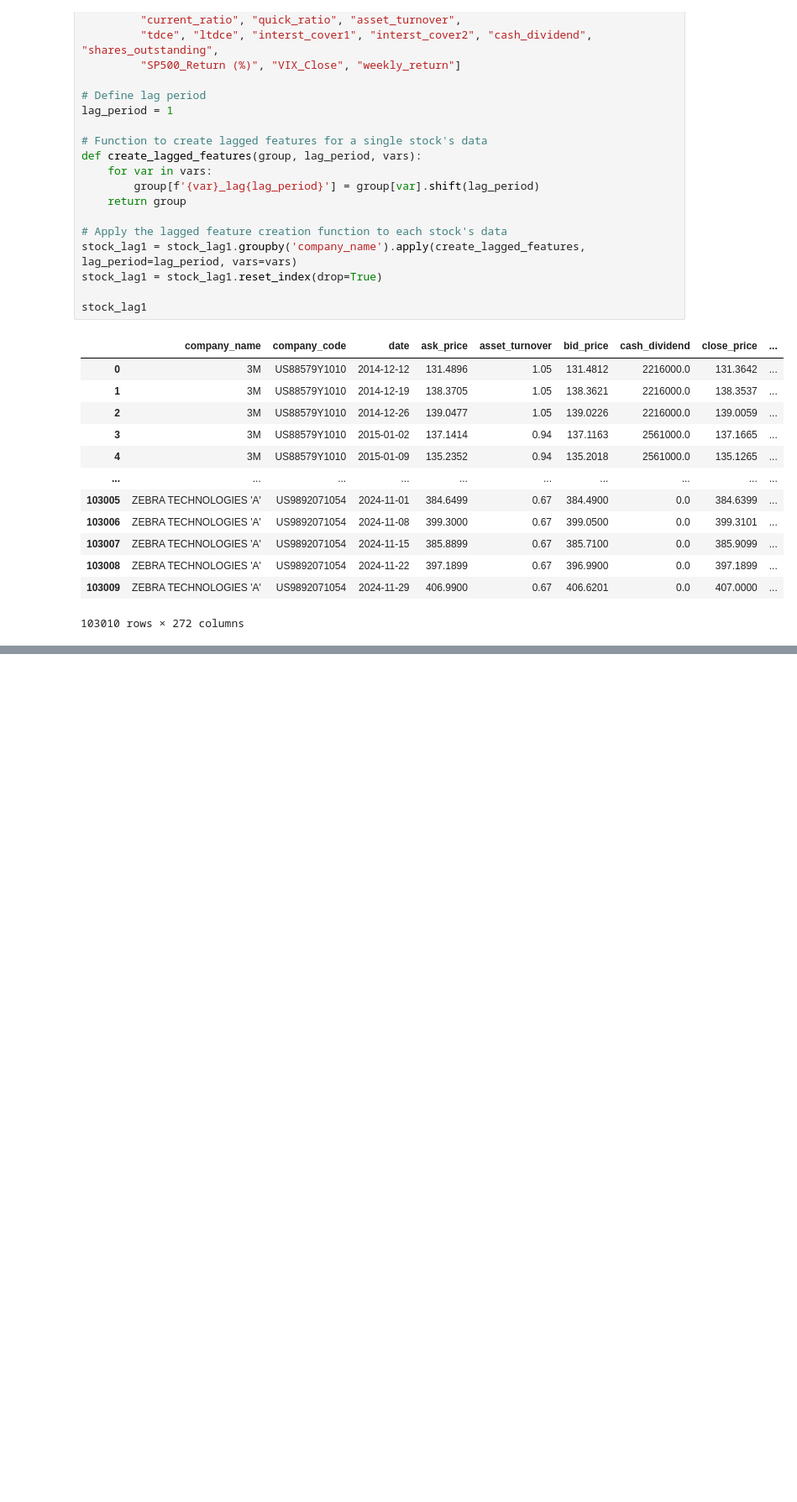
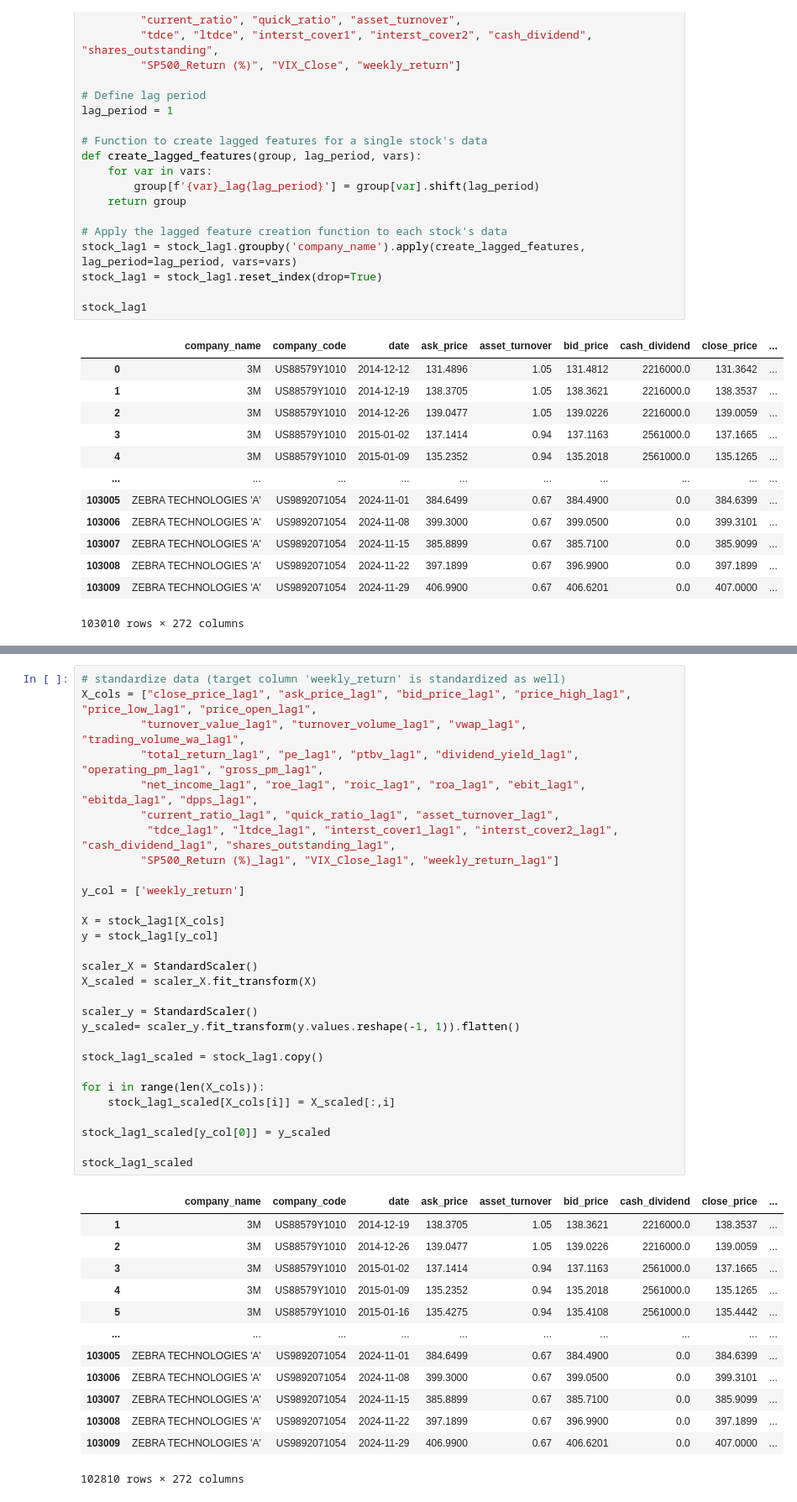
Before and after one commit to kaki1995/Project_Applying-AI-and-Large-Language-Models-in-Stock-Investment, a Jupyter notebook: Campus Challenge.ipynb, the cells around one changed output, grey strips where cells are left out. Shown: that part at 84% size. Cells and saved outputs as stored; diff of their text form; blank space fills up the shorter version.

```diff
--- a/Campus Challenge.ipynb
+++ b/Campus Challenge.ipynb
@@ -834,0 +853,43 @@ stock_lag1
+# %%
+# standardize data (target column 'weekly_return' is standardized as well)
+X_cols = ["close_price_lag1", "ask_price_lag1", "bid_price_lag1", "price_high_lag1", "price_low_lag1", "price_open_lag1",
+         "turnover_value_lag1", "turnover_volume_lag1", "vwap_lag1", "trading_volume_wa_lag1",
+         "total_return_lag1", "pe_lag1", "ptbv_lag1", "dividend_yield_lag1", "operating_pm_lag1", "gross_pm_lag1",
+         "net_income_lag1", "roe_lag1", "roic_lag1", "roa_lag1", "ebit_lag1", "ebitda_lag1", "dpps_lag1",
+         "current_ratio_lag1", "quick_ratio_lag1", "asset_turnover_lag1",
+          "tdce_lag1", "ltdce_lag1", "interst_cover1_lag1", "interst_cover2_lag1", "cash_dividend_lag1", "shares_outstanding_lag1",
+         "SP500_Return (%)_lag1", "VIX_Close_lag1", "weekly_return_lag1"]
+
+y_col = ['weekly_return']
+
+X = stock_lag1[X_cols]
+y = stock_lag1[y_col]
+
+scaler_X = StandardScaler()
+X_scaled = scaler_X.fit_transform(X)
+
+scaler_y = StandardScaler()
+y_scaled= scaler_y.fit_transform(y.values.reshape(-1, 1)).flatten()
+
+stock_lag1_scaled = stock_lag1.copy()
+
+for i in range(len(X_cols)):
+    stock_lag1_scaled[X_cols[i]] = X_scaled[:,i]
+
+stock_lag1_scaled[y_col[0]] = y_scaled
+
+stock_lag1_scaled
+# %% [output]
+|  | company_name | company_code | date | ask_price | asset_turnover | bid_price | cash_dividend | close_price | ... |
+| 1 | 3M | US88579Y1010 | 2014-12-19 | 138.3705 | 1.05 | 138.3621 | 2216000.0 | 138.3537 | ... |
+| 2 | 3M | US88579Y1010 | 2014-12-26 | 139.0477 | 1.05 | 139.0226 | 2216000.0 | 139.0059 | ... |
+| 3 | 3M | US88579Y1010 | 2015-01-02 | 137.1414 | 0.94 | 137.1163 | 2561000.0 | 137.1665 | ... |
+| 4 | 3M | US88579Y1010 | 2015-01-09 | 135.2352 | 0.94 | 135.2018 | 2561000.0 | 135.1265 | ... |
+| 5 | 3M | US88579Y1010 | 2015-01-16 | 135.4275 | 0.94 | 135.4108 | 2561000.0 | 135.4442 | ... |
+| ... | ... | ... | ... | ... | ... | ... | ... | ... | ... |
+| 103005 | ZEBRA TECHNOLOGIES 'A' | US9892071054 | 2024-11-01 | 384.6499 | 0.67 | 384.4900 | 0.0 | 384.6399 | ... |
+| 103006 | ZEBRA TECHNOLOGIES 'A' | US9892071054 | 2024-11-08 | 399.3000 | 0.67 | 399.0500 | 0.0 | 399.3101 | ... |
+| 103007 | ZEBRA TECHNOLOGIES 'A' | US9892071054 | 2024-11-15 | 385.8899 | 0.67 | 385.7100 | 0.0 | 385.9099 | ... |
+| 103008 | ZEBRA TECHNOLOGIES 'A' | US9892071054 | 2024-11-22 | 397.1899 | 0.67 | 396.9900 | 0.0 | 397.1899 | ... |
+| 103009 | ZEBRA TECHNOLOGIES 'A' | US9892071054 | 2024-11-29 | 406.9900 | 0.67 | 406.6201 | 0.0 | 407.0000 | ... |
+102810 rows × 272 columns
```
Also changed, not shown: parts of 1 cell of this notebook.
